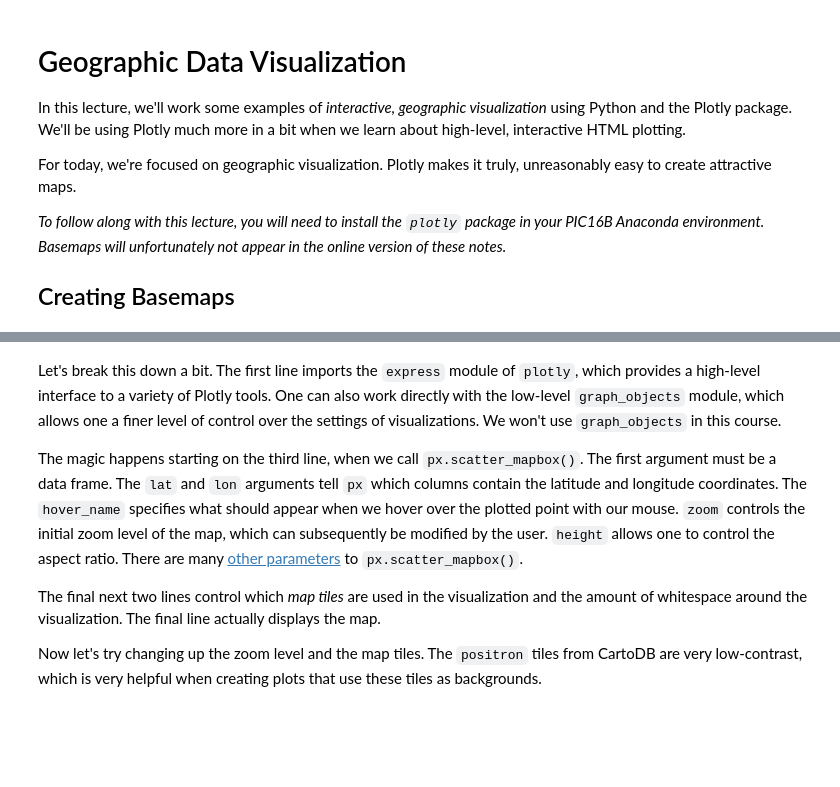
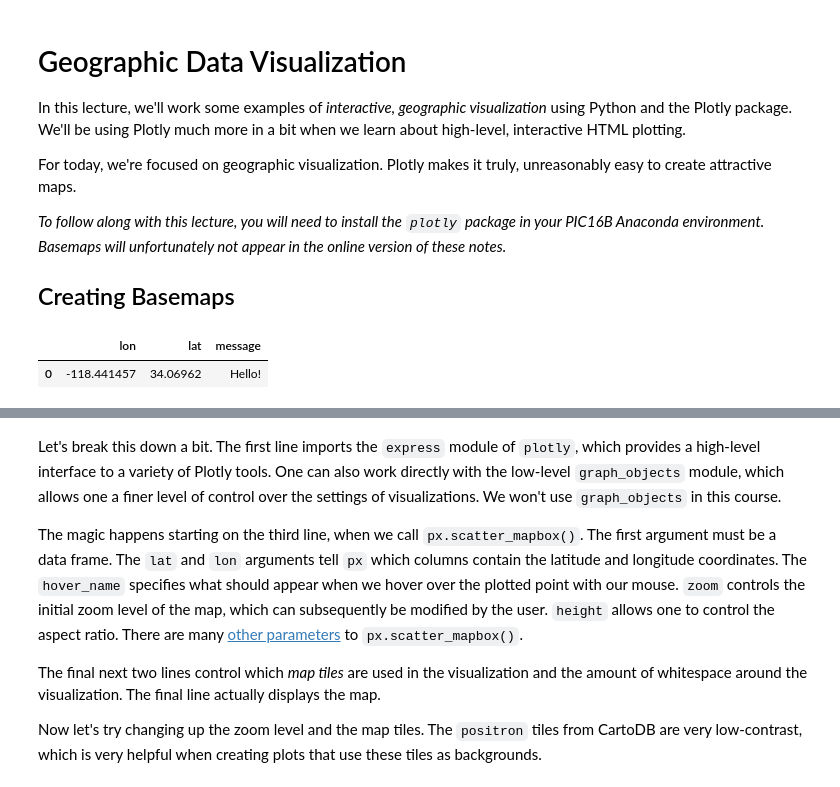
Before and after one commit to PhilChodrow/PIC16B, a Jupyter notebook: lectures/geo/geoviz-1-live.ipynb, the cells around one changed output, grey strips where cells are left out. Cells and saved outputs as stored; diff of their text form; code cells hidden in the pictures; blank space fills up the shorter version.

```diff
--- a/lectures/geo/geoviz-1-live.ipynb
+++ b/lectures/geo/geoviz-1-live.ipynb
@@ -11,8 +11,11 @@ For today, we're focused on geographic visualization. Plotly makes it truly, unr
 # %%
 import pandas as pd
 coords = pd.DataFrame({
-    "lon" : [-118.44300984639733],
-    "lat" : [34.0696449790177],
+    "lon" : [-118.44145669988743],
+    "lat" : [34.06961990125789],
     "message" : ["Hello!"]
 })
 coords
+# %% [output]
+|  | lon | lat | message |
+| 0 | -118.441457 | 34.06962 | Hello! |
```
Also changed, not shown: parts of 1 cell of this notebook.
